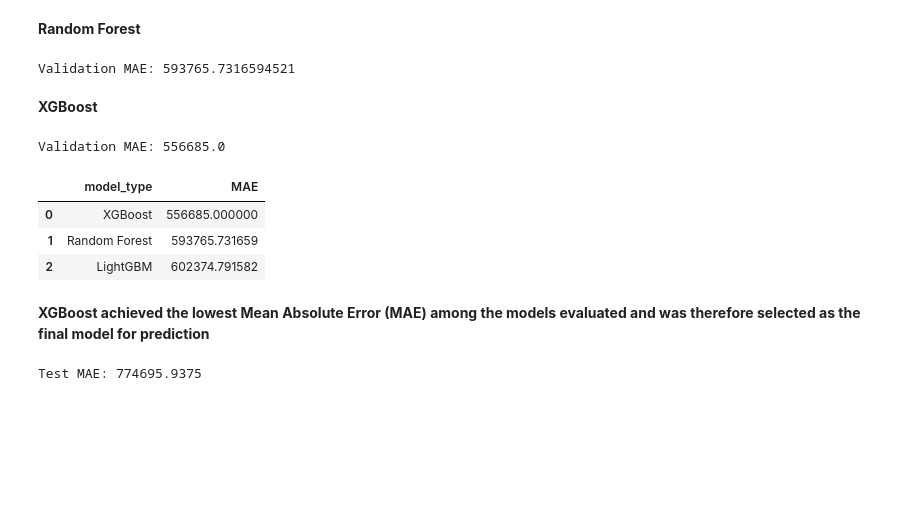
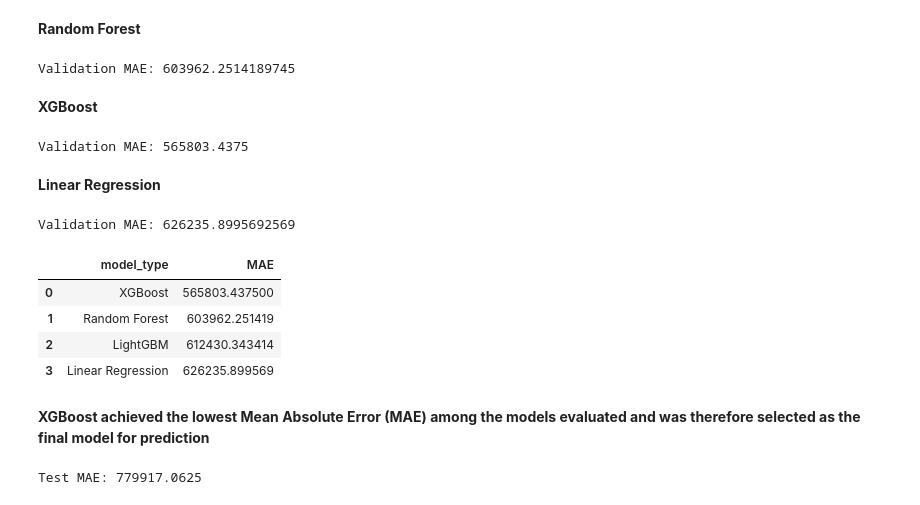
Before and after one commit to syarney3/data_science_projects, a Jupyter notebook: housing_price_prediction/train_models.ipynb, the cells around one changed output. Saved outputs shown, nothing was run; the diff lists cells and outputs as text; code cells hidden in the pictures; blank space fills up the shorter version.

```diff
--- a/housing_price_prediction/train_models.ipynb
+++ b/housing_price_prediction/train_models.ipynb
@@ -136,8 +127,12 @@ df.head(3)
+# %%
+df['bed_bath_ratio'] = df['bedrooms'] / df['bathrooms']
+df['bed_stories_ratio'] = df['bedrooms'] / df['bathrooms']
+df['bath_stories_ratio'] = df['bathrooms'] / df['stories']
 # %% [markdown]
 ### Split Data into Training, Validation, Testing
 # %%
 pred_cols = ['area', 'bedrooms', 'bathrooms', 'stories', 'mainroad', 'guestroom', 'basement', 'hotwaterheating', 'airconditioning',
-             'parking', 'prefarea', 'furnishingstatus']
+             'parking', 'prefarea', 'furnishingstatus', 'bed_bath_ratio', 'bed_stories_ratio', 'bath_stories_ratio']
 target_col = "price"
 
 X = df[pred_cols]
@@ -192,7 +187,7 @@ y_pred = tuned_rf_reg.predict(X_val)
 rf_mae_val = rf.compute_mae(y_val, y_pred)
 print(f"Validation MAE: {rf_mae_val}")
 # %% [output]
-Validation MAE: 593765.7316594521
+Validation MAE: 603962.2514189745
 # %% [markdown]
 <b> XGBoost </b>
 # %%
@@ -204,20 +199,33 @@ y_pred = tuned_xg_reg.predict(X_val)
 xg_mae_val = xg.compute_mae(y_val, y_pred)
 print(f"Validation MAE: {xg_mae_val}")
 # %% [output]
-Validation MAE: 556685.0
+Validation MAE: 565803.4375
+# %% [markdown]
+<b> Linear Regression </b>
+# %%
+lr = LinearRegressionModel()
+best_params_lr = lr.tune_regressor(X=X_train, y=y_train)
+
+tuned_lr_reg, best_params = lr.fit_regressor(X=X_train, y=y_train, best=best_params_lr)
+y_pred = tuned_lr_reg.predict(X_val)
+lr_mae_val = lr.compute_mae(y_val, y_pred)
+print(f"Validation MAE: {lr_mae_val}")
+# %% [output]
+Validation MAE: 626235.8995692569
 # %%
 model_metrics = pd.DataFrame({
-    'model_type': ['Random Forest', 'LightGBM', 'XGBoost'],
-    'MAE': [rf_mae_val, lgbm_mae_val, xg_mae_val]
+    'model_type': ['Random Forest', 'LightGBM', 'XGBoost', 'Linear Regression'],
+    'MAE': [rf_mae_val, lgbm_mae_val, xg_mae_val, lr_mae_val]
 })
 
 model_metrics = model_metrics.sort_values(by='MAE', ascending=True).reset_index(drop=True)
 display(model_metrics)
 # %% [output]
 |  | model_type | MAE |
-| 0 | XGBoost | 556685.000000 |
-| 1 | Random Forest | 593765.731659 |
-| 2 | LightGBM | 602374.791582 |
+| 0 | XGBoost | 565803.437500 |
+| 1 | Random Forest | 603962.251419 |
+| 2 | LightGBM | 612430.343414 |
+| 3 | Linear Regression | 626235.899569 |
 # %% [markdown]
 <b> XGBoost achieved the lowest Mean Absolute Error (MAE) among the models evaluated and was therefore selected as the final model for prediction </b>
 # %%
@@ -225,4 +233,4 @@ y_pred = tuned_xg_reg.predict(X_test)
 xg_mae_test = xg.compute_mae(y_test, y_pred)
 print(f"Test MAE: {xg_mae_test}")
 # %% [output]
-Test MAE: 774695.9375
+Test MAE: 779917.0625
```
Also changed, not shown: parts of 9 cells of this notebook, 2 other files.
